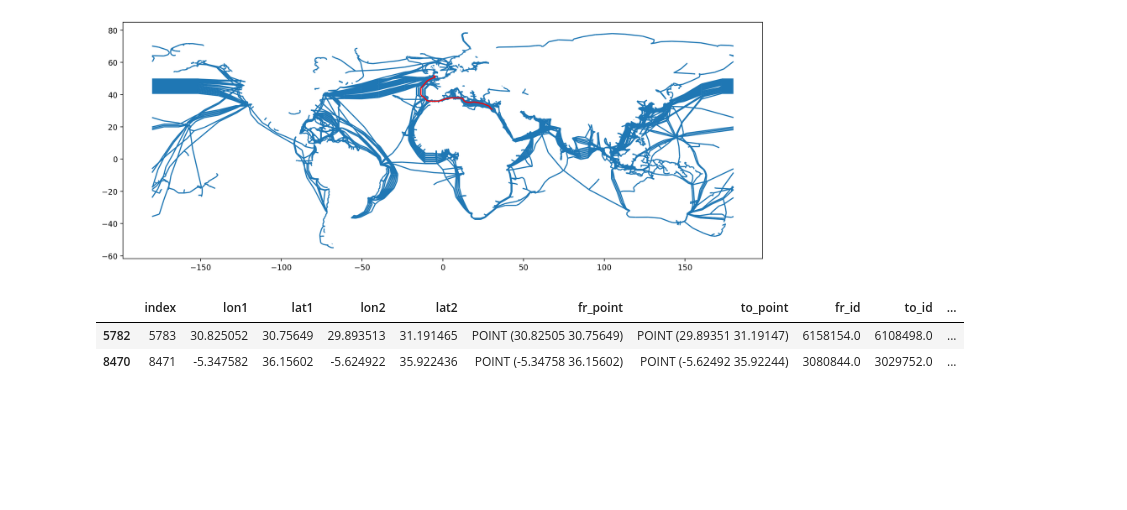
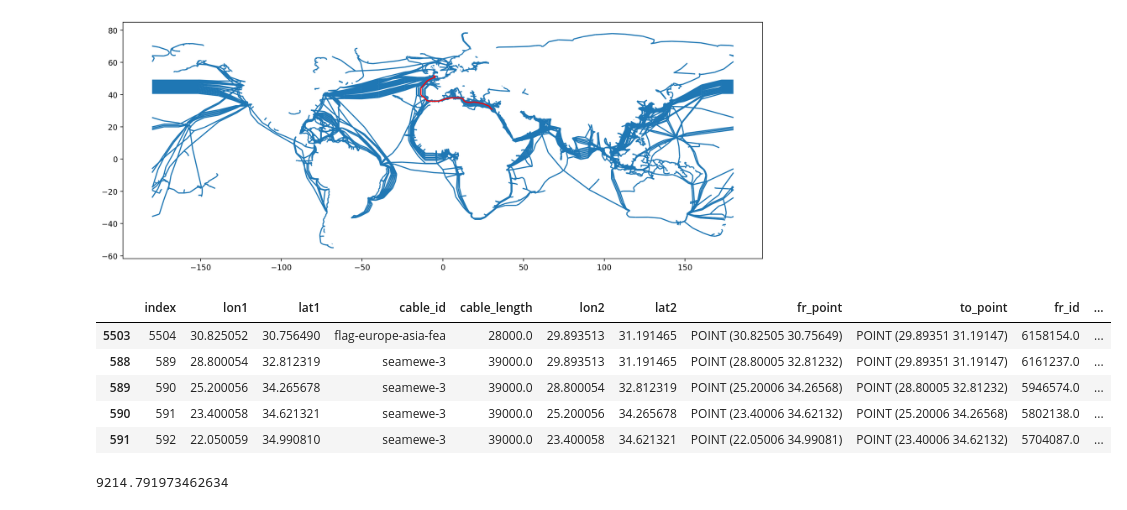
Before and after one commit to Hypergear/UCL_Dissertation, a Jupyter notebook: Code/network/network_diagram_world.ipynb, the cells around one changed output. Saved outputs shown, nothing was run; the diff lists cells and outputs as text; code cells hidden in the pictures; blank space fills up the shorter version.

```diff
--- a/Code/network/network_diagram_world.ipynb
+++ b/Code/network/network_diagram_world.ipynb
@@ -76,6 +90,8 @@ gdf['to_point'] = gpd.points_from_xy(x=gdf['lon2'],y=gdf['lat2'])
 gdf['fr_id'] = round((round(gdf['lon1'],5) + round(gdf['lat1'],5))*100000,0)
 gdf['to_id'] = round((round(gdf['lon2'],5) + round(gdf['lat2'],5))*100000,0)
 gdf['distance_from_previous'] = gdf['fr_point'].distance(gdf['to_point'])
+gdf['total_distance'] = gdf.groupby('cable_id')['distance_from_previous'].transform('sum')
+gdf['length_from_previous'] = gdf['cable_length'] / gdf['total_distance'] * gdf['distance_from_previous']
 
 # gdf['distance_from_previous'] = gdf.distance(gdf.shift(1))
 # %%
@@ -103,5 +121,5 @@ gdf.sample(5)
 # %%
-G = nx.from_pandas_edgelist(gdf, 'fr_id', 'to_id', edge_attr=['index', 'distance_from_previous'], create_using=nx.Graph)
+G = nx.from_pandas_edgelist(gdf, 'fr_id', 'to_id', edge_attr=['index', 'length_from_previous'], create_using=nx.Graph)
 # %%
 nx.draw_networkx_edges(G, pos=nx.circular_layout(G))
 # %% [output]
@@ -110,5 +128,5 @@ nx.draw_networkx_edges(G, pos=nx.circular_layout(G))
 # %%
-path = nx.shortest_path(G,6181995, 4629267, weight = 'length')
+path = nx.shortest_path(G,6181995, 4629267, weight = 'length_from_previous')
 
 # def getPath(path, road):
 #     pathroad = pd.DataFrame()
@@ -159,7 +177,7 @@ path
  4618691.0,
  4629267]
 # %%
-path = nx.shortest_path(G,6158154, 4629267, weight = 'length')
+path = nx.shortest_path(G,6158154, 4629267, weight = 'length_from_previous')
 
 
 fig     = plt.figure(figsize=(15,10),dpi = 200)
@@ -172,8 +190,15 @@ path_road.plot(ax = ax, color='red')
 <AxesSubplot:>
 [figure]
 # %%
-path_road
+path_road.head()
 # %% [output]
-|  | index | lon1 | lat1 | lon2 | lat2 | fr_point | to_point | fr_id | to_id | ... |
-| 5782 | 5783 | 30.825052 | 30.75649 | 29.893513 | 31.191465 | POINT (30.82505 30.75649) | POINT (29.89351 31.19147) | 6158154.0 | 6108498.0 | ... |
-| 8470 | 8471 | -5.347582 | 36.15602 | -5.624922 | 35.922436 | POINT (-5.34758 36.15602) | POINT (-5.62492 35.92244) | 3080844.0 | 3029752.0 | ... |
+|  | index | lon1 | lat1 | cable_id | cable_length | lon2 | lat2 | fr_point | to_point | fr_id | ... |
+| 5503 | 5504 | 30.825052 | 30.756490 | flag-europe-asia-fea | 28000.0 | 29.893513 | 31.191465 | POINT (30.82505 30.75649) | POINT (29.89351 31.19147) | 6158154.0 | ... |
+| 588 | 589 | 28.800054 | 32.812319 | seamewe-3 | 39000.0 | 29.893513 | 31.191465 | POINT (28.80005 32.81232) | POINT (29.89351 31.19147) | 6161237.0 | ... |
+| 589 | 590 | 25.200056 | 34.265678 | seamewe-3 | 39000.0 | 28.800054 | 32.812319 | POINT (25.20006 34.26568) | POINT (28.80005 32.81232) | 5946574.0 | ... |
+| 590 | 591 | 23.400058 | 34.621321 | seamewe-3 | 39000.0 | 25.200056 | 34.265678 | POINT (23.40006 34.62132) | POINT (25.20006 34.26568) | 5802138.0 | ... |
+| 591 | 592 | 22.050059 | 34.990810 | seamewe-3 | 39000.0 | 23.400058 | 34.621321 | POINT (22.05006 34.99081) | POINT (23.40006 34.62132) | 5704087.0 | ... |
+# %%
+nx.shortest_path_length(G,6181995, 10373031, weight = 'length_from_previous')
+# %% [output]
+9214.791973462634
```
Also changed, not shown: parts of 18 cells of this notebook, 2 other files.
